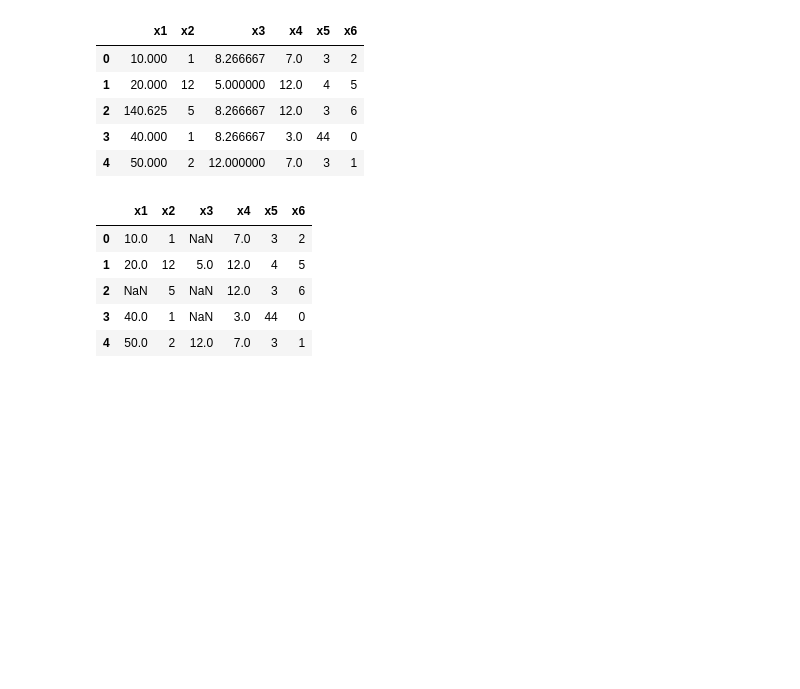
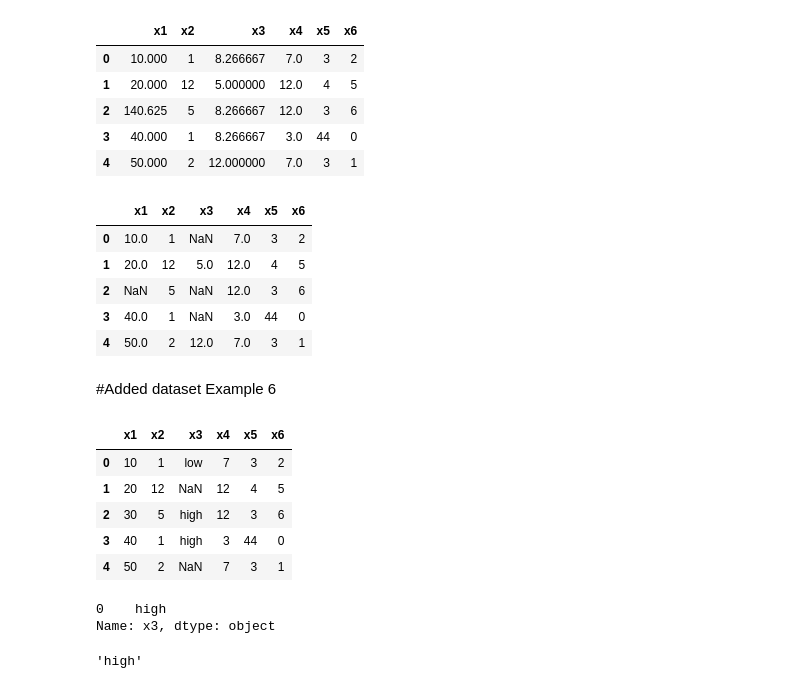
Before and after one commit to MoazzemhossainMoazz/EDGE_AI, a Jupyter notebook: Data_Preprocessing.ipynb, the cells around one changed output. Drawn from its saved outputs; the diff is of its cells as text; code cells hidden in the pictures; blank space fills up the shorter version.

Commit message:
Added Dataset Example 6

```diff
--- a/Data_Preprocessing.ipynb
+++ b/Data_Preprocessing.ipynb
@@ -492,3 +503,25 @@ data.head()
 | 2 | NaN | 5 | NaN | 12.0 | 3 | 6 |
 | 3 | 40.0 | 1 | NaN | 3.0 | 44 | 0 |
 | 4 | 50.0 | 2 | 12.0 | 7.0 | 3 | 1 |
+# %% [markdown]
+#Added dataset Example 6
+# %%
+data = pd.read_csv('/content/drive/MyDrive/dataset-examples-for-presentation-20230904T084118Z-001/dataset-examples-for-presentation/data-example6.csv')
+# %%
+data.head()
+# %% [output]
+|  | x1 | x2 | x3 | x4 | x5 | x6 |
+| 0 | 10 | 1 | low | 7 | 3 | 2 |
+| 1 | 20 | 12 | NaN | 12 | 4 | 5 |
+| 2 | 30 | 5 | high | 12 | 3 | 6 |
+| 3 | 40 | 1 | high | 3 | 44 | 0 |
+| 4 | 50 | 2 | NaN | 7 | 3 | 1 |
+# %%
+data['x3'].mode()
+# %% [output]
+0    high
+Name: x3, dtype: object
+# %%
+data['x3'].mode()[0]
+# %% [output]
+'high'
```
Also changed, not shown: parts of 10 cells of this notebook.
